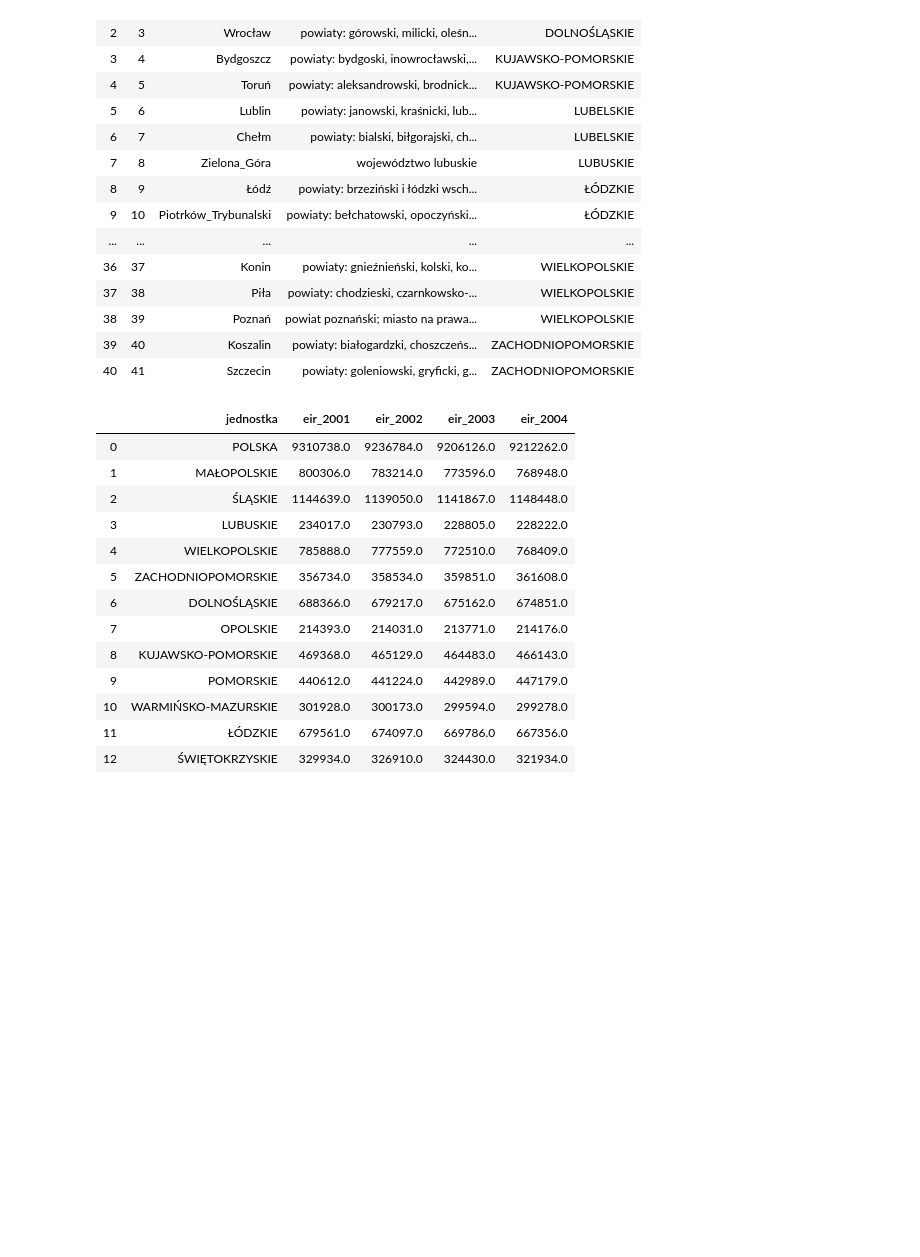
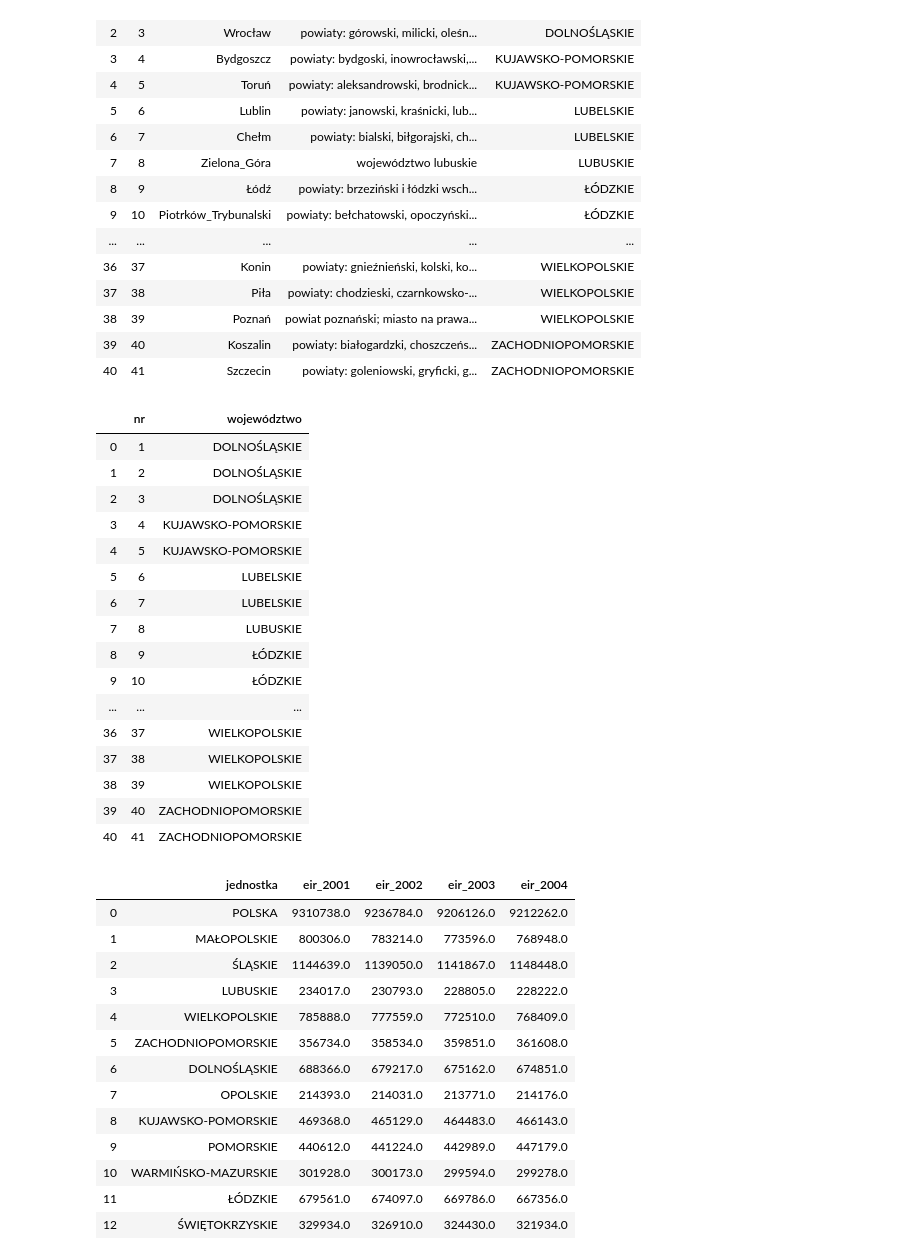
Before and after one commit to MarBry111/Forecast_Election_Poland, a Jupyter notebook: Vojevodztwa.ipynb, the cells around one changed output. Saved outputs shown, nothing was run; the diff lists cells and outputs as text; code cells hidden in the pictures; blank space fills up the shorter version.

```diff
--- a/Vojevodztwa.ipynb
+++ b/Vojevodztwa.ipynb
@@ -27,6 +113,27 @@ df_jednostki
 | 38 | 39 | Poznań | powiat poznański; miasto na prawa... | WIELKOPOLSKIE |
 | 39 | 40 | Koszalin | powiaty: białogardzki, choszczeńs... | ZACHODNIOPOMORSKIE |
 | 40 | 41 | Szczecin | powiaty: goleniowski, gryficki, g... | ZACHODNIOPOMORSKIE |
+# %%
+klucz = df_jednostki[['nr','województwo']]
+klucz
+# %% [output]
+|  | nr | województwo |
+| 0 | 1 | DOLNOŚLĄSKIE |
+| 1 | 2 | DOLNOŚLĄSKIE |
+| 2 | 3 | DOLNOŚLĄSKIE |
+| 3 | 4 | KUJAWSKO-POMORSKIE |
+| 4 | 5 | KUJAWSKO-POMORSKIE |
+| 5 | 6 | LUBELSKIE |
+| 6 | 7 | LUBELSKIE |
+| 7 | 8 | LUBUSKIE |
+| 8 | 9 | ŁÓDZKIE |
+| 9 | 10 | ŁÓDZKIE |
+| ... | ... | ... |
+| 36 | 37 | WIELKOPOLSKIE |
+| 37 | 38 | WIELKOPOLSKIE |
+| 38 | 39 | WIELKOPOLSKIE |
+| 39 | 40 | ZACHODNIOPOMORSKIE |
+| 40 | 41 | ZACHODNIOPOMORSKIE |
 # %%
 features = [['155055', 'emeryci_i_rencisci'], #przeciętna liczba emerytów i rencistów ogółem (NUTS-2)
             ['33507', 'bezrobocie_zarejsestrowane'], #Bezrobotni zarejestrowani ogółem (P)
```
Also changed, not shown: parts of 9 cells of this notebook, 1 other file.
